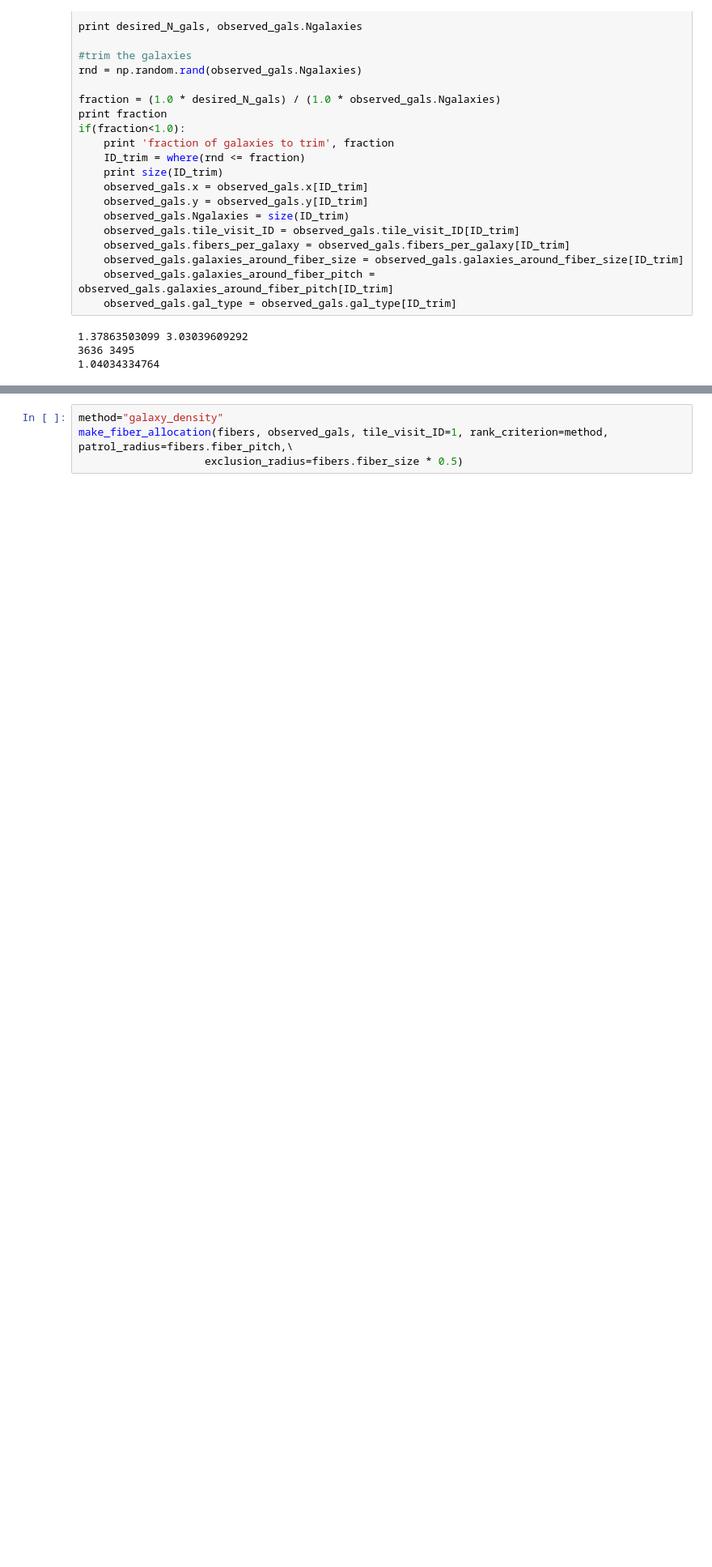
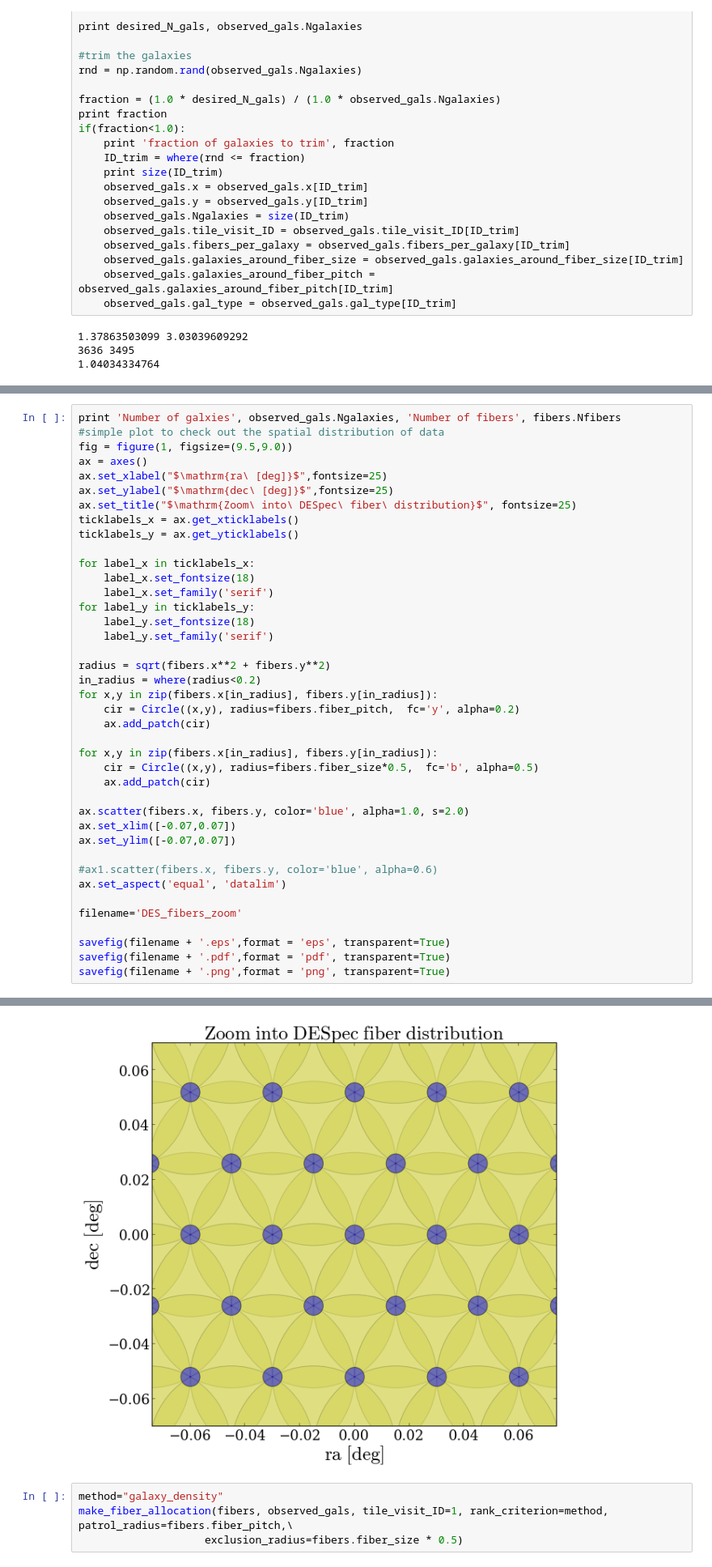
Before and after one commit to forero/FiberAllocation, a Jupyter notebook: source/fiber_allocation.ipynb, the cells around one changed output, grey strips where cells are left out. Shown at 81% size. Cells and saved outputs as stored; diff of their text form; blank space fills up the shorter version.

```diff
--- a/source/fiber_allocation.ipynb
+++ b/source/fiber_allocation.ipynb
@@ -431,0 +502,41 @@ Number of galxies 3495 Number of fibers 3997
+# %%
+print 'Number of galxies', observed_gals.Ngalaxies, 'Number of fibers', fibers.Nfibers
+#simple plot to check out the spatial distribution of data
+fig = figure(1, figsize=(9.5,9.0))
+ax = axes()
+ax.set_xlabel("$\mathrm{ra\ [deg]}$",fontsize=25)
+ax.set_ylabel("$\mathrm{dec\ [deg]}$",fontsize=25)
+ax.set_title("$\mathrm{Zoom\ into\ DESpec\ fiber\ distribution}$", fontsize=25)
+ticklabels_x = ax.get_xticklabels()
+ticklabels_y = ax.get_yticklabels()
+
+for label_x in ticklabels_x:
+    label_x.set_fontsize(18)
+    label_x.set_family('serif')
+for label_y in ticklabels_y:
+    label_y.set_fontsize(18)
+    label_y.set_family('serif')
+
+radius = sqrt(fibers.x**2 + fibers.y**2)
+in_radius = where(radius<0.2)
+for x,y in zip(fibers.x[in_radius], fibers.y[in_radius]):
+    cir = Circle((x,y), radius=fibers.fiber_pitch,  fc='y', alpha=0.2)
+    ax.add_patch(cir)
+
+for x,y in zip(fibers.x[in_radius], fibers.y[in_radius]):
+    cir = Circle((x,y), radius=fibers.fiber_size*0.5,  fc='b', alpha=0.5)
+    ax.add_patch(cir)
+
+ax.scatter(fibers.x, fibers.y, color='blue', alpha=1.0, s=2.0)
+ax.set_xlim([-0.07,0.07])
+ax.set_ylim([-0.07,0.07])
+
+#ax1.scatter(fibers.x, fibers.y, color='blue', alpha=0.6)
+ax.set_aspect('equal', 'datalim')
+
+filename='DES_fibers_zoom'
+
+savefig(filename + '.eps',format = 'eps', transparent=True)
+savefig(filename + '.pdf',format = 'pdf', transparent=True)
+savefig(filename + '.png',format = 'png', transparent=True)
+# %% [output]
@@ -432,3 +544,4 @@ Number of galxies 3495 Number of fibers 3997
+[figure, added]
 # %%
 method="galaxy_density"
 make_fiber_allocation(fibers, observed_gals, tile_visit_ID=1, rank_criterion=method, patrol_radius=fibers.fiber_pitch,\
```
Also changed, not shown: parts of 6 cells of this notebook.
